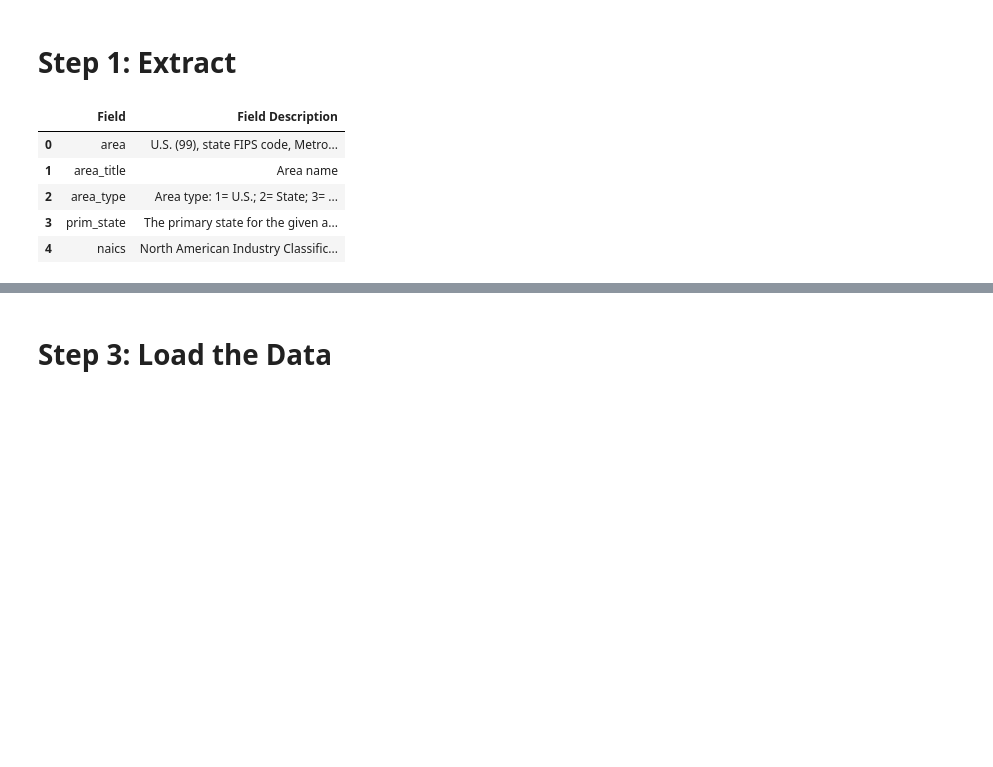
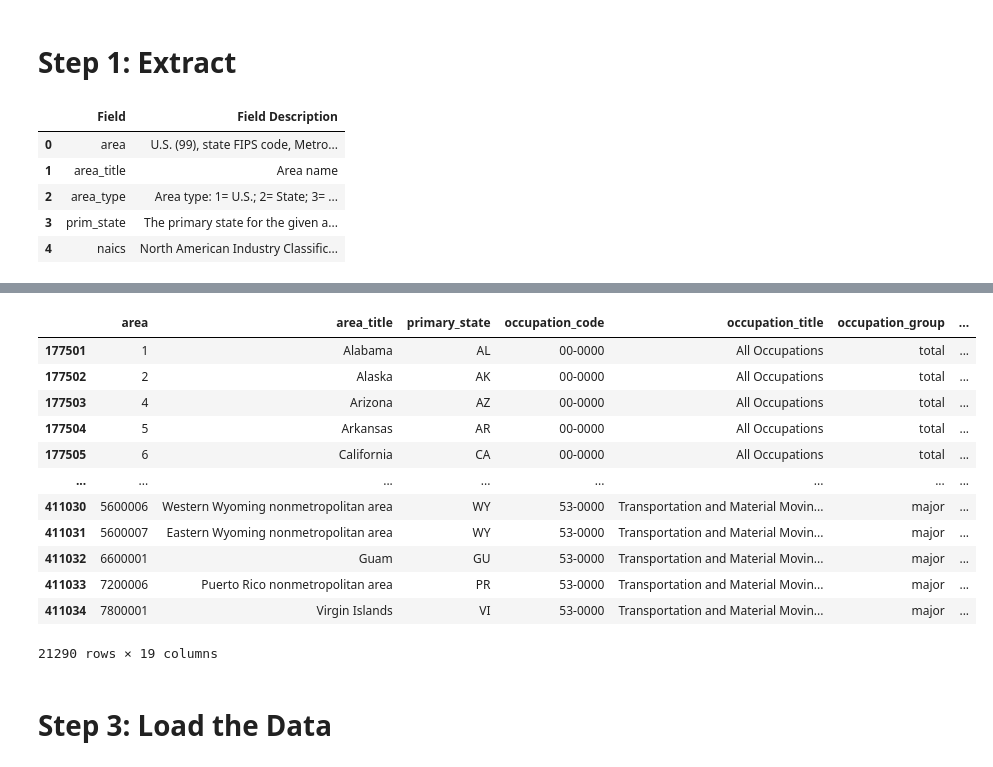
Before and after one commit to hamiltonbrba/Project-3, a Jupyter notebook: Initial_ETL_Pipeline.ipynb, the cells around one changed output, grey strips where cells are left out. Cells and saved outputs as stored; diff of their text form; code cells hidden in the pictures; blank space fills up the shorter version.

```diff
--- a/Initial_ETL_Pipeline.ipynb
+++ b/Initial_ETL_Pipeline.ipynb
@@ -88,0 +127,5 @@ df_cleaned.head()
+# %%
+# Convert the specified columns to numeric, coercing errors
+df_cleaned[columns_to_convert] = df_cleaned[columns_to_convert].apply(pd.to_numeric, errors='coerce')
+
+df_cleaned.info()
@@ -88,0 +150,23 @@ df_cleaned.head()
+# %%
+df_cleaned = df_cleaned[[
+    'area',
+    'area_title',
+    'primary_state',
+    'occupation_code',
+    'occupation_title',
+    'occupation_group',
+    'total_employment',
+    'employment_prse',
+    'jobs_per_1000',
+    'location_quotient',
+    'mean_hourly_wage',
+    'mean_annual_wage',
+    'mean_prse', # Percent relative standard error (PRSE) for the mean wage estimate.
+    'hourly_percentile_25',
+    'hourly_median',
+    'hourly_percentile_75',
+    'annual_percentile_25',
+    'annual_median',
+    'annual_percentile_75'
+]]
+df_cleaned.head()
@@ -89,2 +180,24 @@ df_cleaned.head()
+# %%
+occ_code_list = ['00-0000', '11-0000', '13-0000', '15-0000', '17-0000', '19-0000', '21-0000', '23-0000', '25-0000', '27-0000', '29-0000', '31-0000', '33-0000',\
+    '35-0000', '37-0000', '39-0000', '41-0000', '43-0000', '45-0000', '47-0000', '49-0000', '51-0000', '53-0000', '11-3021', '13-1161', '13-2031', '13-2041',\
+        '13-2054', '15-1221', '15-1251', '15-1252', '15-1253', '15-1254', '15-2011', '15-2031', '15-2041', '19-1022', '19-1029', '19-2041', '29-9091', '41-3021',\
+            '43-9021', '13-2051','15-1211', '15-1242', '15-1243', '15-2051']
+
+df_filtered = df_cleaned[df_cleaned['occupation_code'].isin(occ_code_list)]
+df_filtered
+# %% [output]
+|  | area | area_title | primary_state | occupation_code | occupation_title | occupation_group | ... |
+| 177501 | 1 | Alabama | AL | 00-0000 | All Occupations | total | ... |
+| 177502 | 2 | Alaska | AK | 00-0000 | All Occupations | total | ... |
+| 177503 | 4 | Arizona | AZ | 00-0000 | All Occupations | total | ... |
+| 177504 | 5 | Arkansas | AR | 00-0000 | All Occupations | total | ... |
+| 177505 | 6 | California | CA | 00-0000 | All Occupations | total | ... |
+| ... | ... | ... | ... | ... | ... | ... | ... |
+| 411030 | 5600006 | Western Wyoming nonmetropolitan area | WY | 53-0000 | Transportation and Material Movin... | major | ... |
+| 411031 | 5600007 | Eastern Wyoming nonmetropolitan area | WY | 53-0000 | Transportation and Material Movin... | major | ... |
+| 411032 | 6600001 | Guam | GU | 53-0000 | Transportation and Material Movin... | major | ... |
+| 411033 | 7200006 | Puerto Rico nonmetropolitan area | PR | 53-0000 | Transportation and Material Movin... | major | ... |
+| 411034 | 7800001 | Virgin Islands | VI | 53-0000 | Transportation and Material Movin... | major | ... |
+21290 rows × 19 columns
 # %% [markdown]
 # Step 3: Load the Data
```
Also changed, not shown: parts of 11 cells of this notebook, 2 other files.
